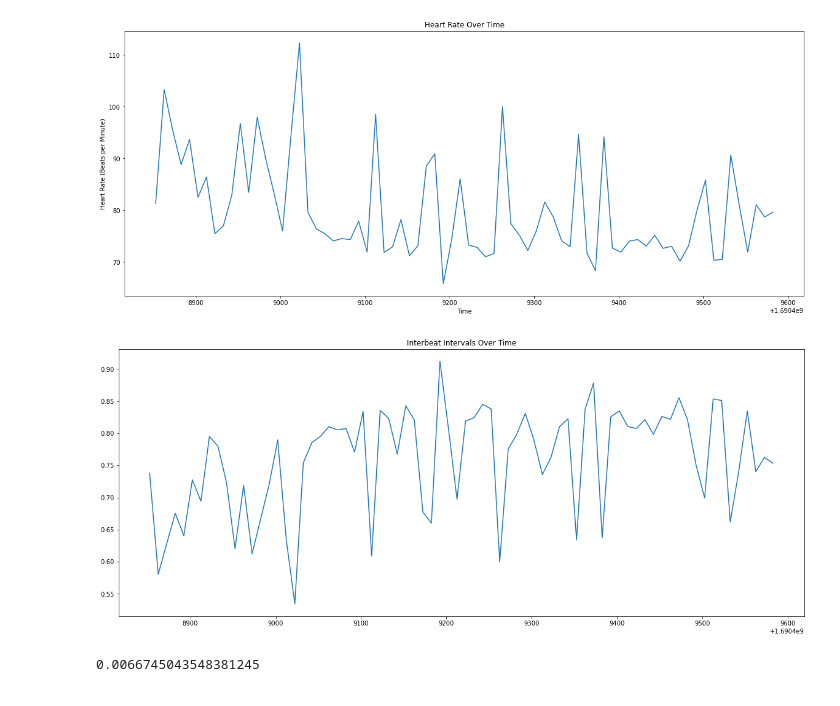
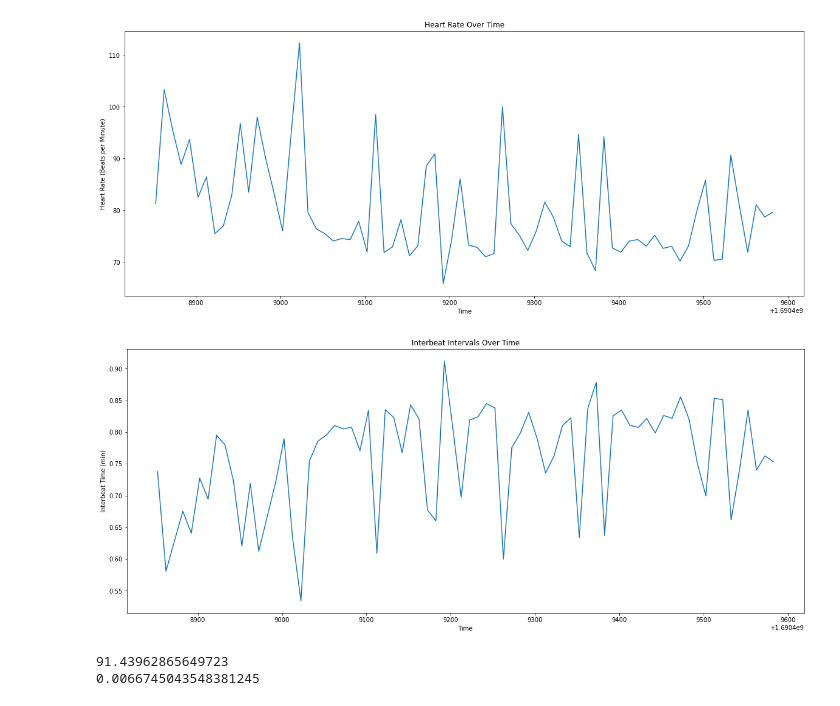
Before and after one commit to nibhaakireddy/ruby-neurotech, a Jupyter notebook: Ruby Neurotech - PPG Data.ipynb, the cells around one changed output. Cells and saved outputs as stored; diff of their text form; code cells hidden in the pictures.

```diff
--- a/Ruby Neurotech - PPG Data.ipynb
+++ b/Ruby Neurotech - PPG Data.ipynb
@@ -4,7 +4,6 @@
 import numpy as np
 import csv
 %matplotlib inline
-plt.rcParams['figure.figsize'] = [30, 30]
 import matplotlib.pyplot as plt
 from scipy import signal
 # %%
@@ -184,13 +187,17 @@ plt.show()
 # %%
 t = data_array[:,0]
 plt.figure(figsize=(20,8))
 plt.title('Interbeat Intervals Over Time')
+plt.xlabel('Time')
+plt.ylabel('Interbeat Time (min)')
 plt.plot(t[start_idxs], ib_ints)
 plt.show()
 # %% [output]
-[figure, old version]
+[figure, new version]
 # %%
 # Heart Rate Variability
+print(np.var(heart_rates))
 print(np.var(ib_ints))
 # %% [output]
+91.43962865649723
 0.0066745043548381245
```
Also changed, not shown: parts of 3 cells of this notebook, 1 other file.
